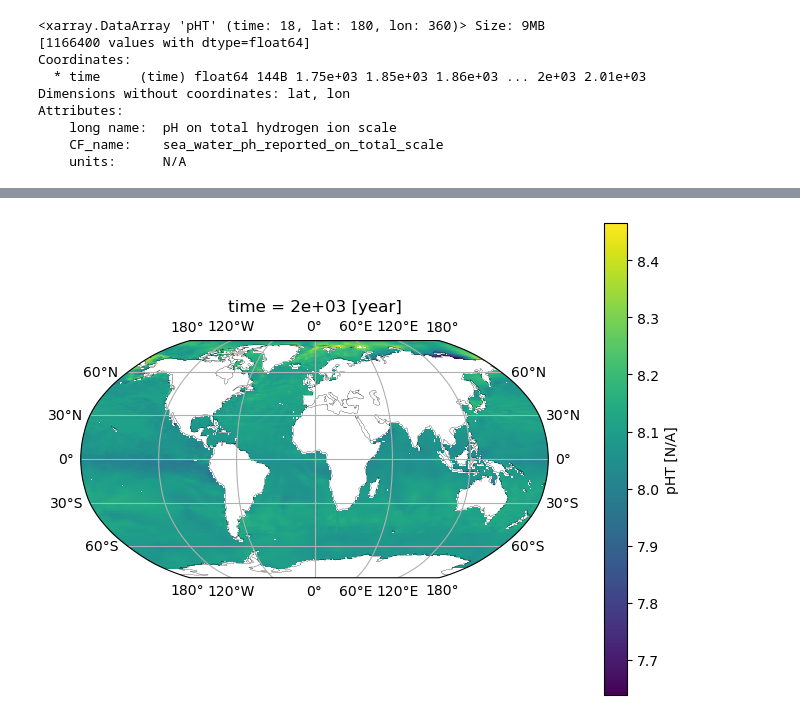
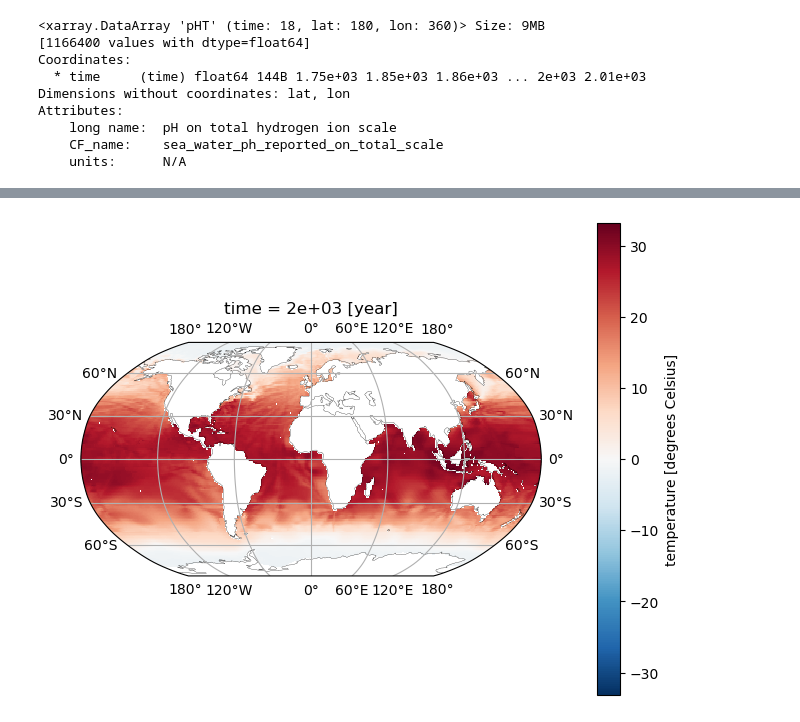
Before and after one commit to jaimeeian/CISP_Chaac-OA, a Jupyter notebook: CMA_workbook.ipynb, the cells around one changed output, grey strips where cells are left out. Drawn from its saved outputs; the diff is of its cells as text; code cells hidden in the pictures.

```diff
--- a/CMA_workbook.ipynb
+++ b/CMA_workbook.ipynb
@@ -51,26 +72,18 @@ Coordinates:
 # %%
 # create a figure
 fig = plt.figure(constrained_layout=True)
 
 # assign axis and define the projection -  centred in pacific
 ax = plt.axes(projection = ccrs.Robinson())
 
 # add coastlines
 ax.coastlines(linewidth=0.2)
 
 # add gridlines (lon and lat)
 ax.gridlines(draw_labels=True)
 
-"""
-ax.add_patch(
-    patches.Rectangle(
-        xy=(min_f0, min_f1),  # point of origin.
-        width=width, height=height, linewidth=1,
-        color='red', fill=False))
-"""
-
 # example plot of pH in year 2000
-pH_global.sel(time=2000).plot(ax=ax, transform=ccrs.PlateCarree())
+SST_global.sel(time=2000).plot(ax=ax, transform=ccrs.PlateCarree())
 plt.show()
 # %% [output]
-[figure, old version]
+[figure, new version]
```
Also changed, not shown: parts of 19 cells of this notebook.
